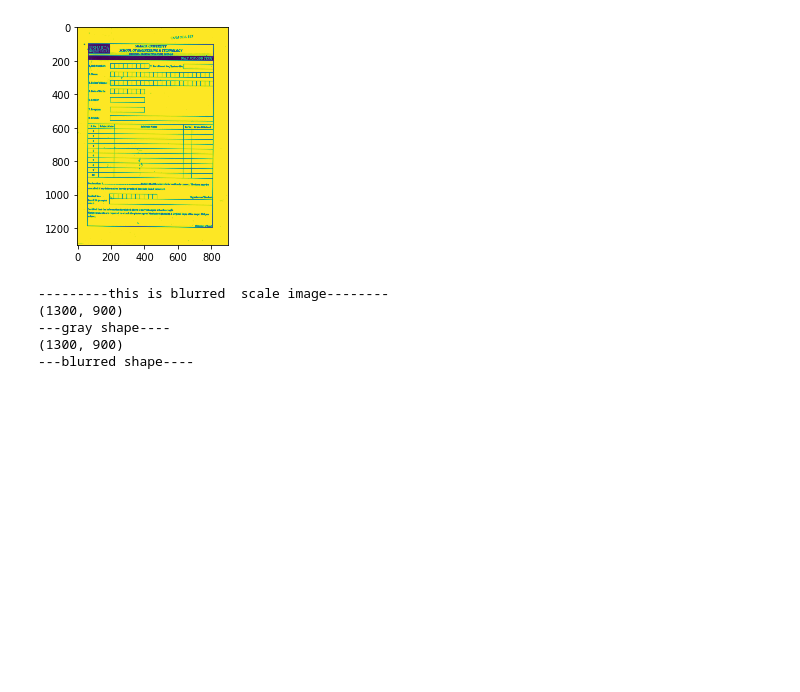
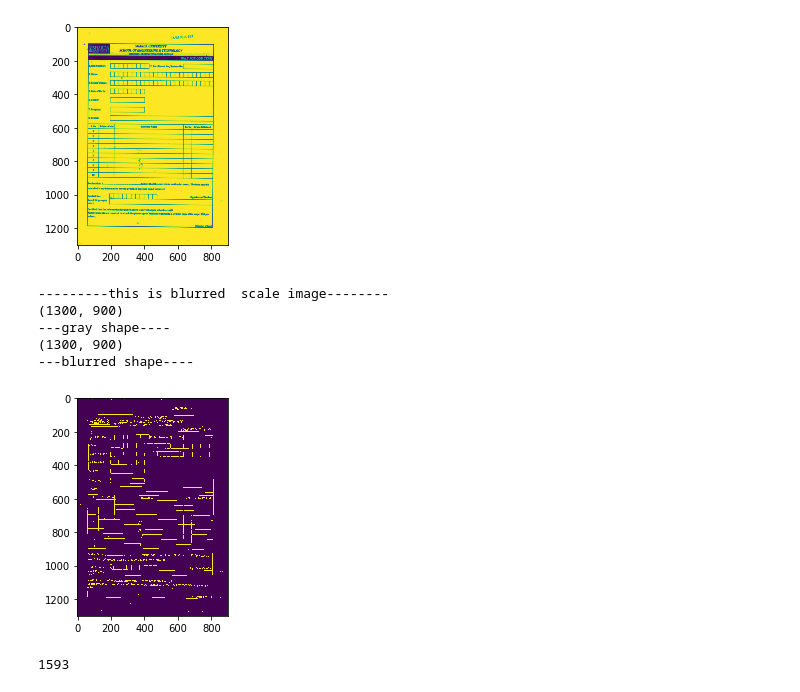
Before and after one commit to UditKumar13/CAM_SCANNER, a Jupyter notebook: cam_scanner.ipynb, the cells around one changed output. Cells and saved outputs as stored; diff of their text form; code cells hidden in the pictures; blank space fills up the shorter version.

Commit message:
adding edge detection and contour extraction

```diff
--- a/cam_scanner.ipynb
+++ b/cam_scanner.ipynb
@@ -43,3 +43,26 @@ print("---blurred shape----")
 ---gray shape----
 (1300, 900)
 ---blurred shape----
+# %%
+#edge detection   after image smoothing
+#we have a direct function canny which also run a kernel for edge detection
+edged=cv2.Canny(blurred ,0,50)
+#0 and 50 are thresold 1,thresold 2
+#check the query
+# cv2 .canny
+orig_edged=edged.copy()
+
+plt.imshow(orig_edged)
+plt.show()
+# %% [output]
+[figure, added]
+# %%
+#contour extraction
+#contours are the ploygon on the image ,which  return multiple values
+# intensity value is linear equation with rgb
+#-IMAGE,CONTOURS,-HIERARCHY
+_,contours,_=cv2.findContours(edged,cv2.RETR_LIST,cv2.CHAIN_APPROX_NONE)
+print(len(contours))
+contours=sorted(contours,reverse=True,key=cv2.contourArea)
+# %% [output]
+1593
```
Also changed, not shown: parts of 1 cell of this notebook.
